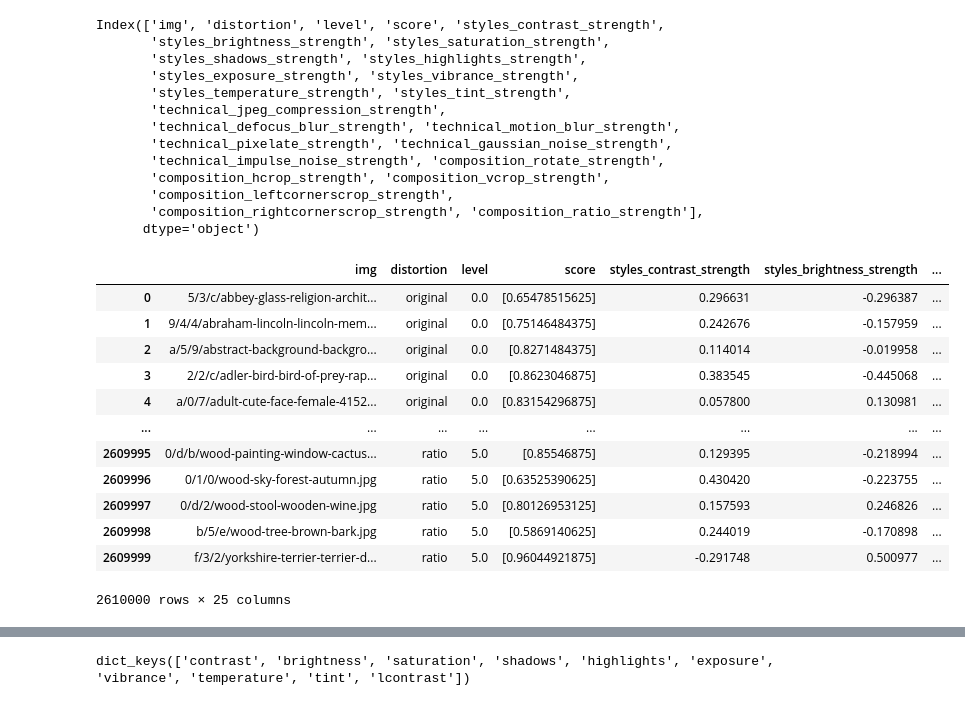
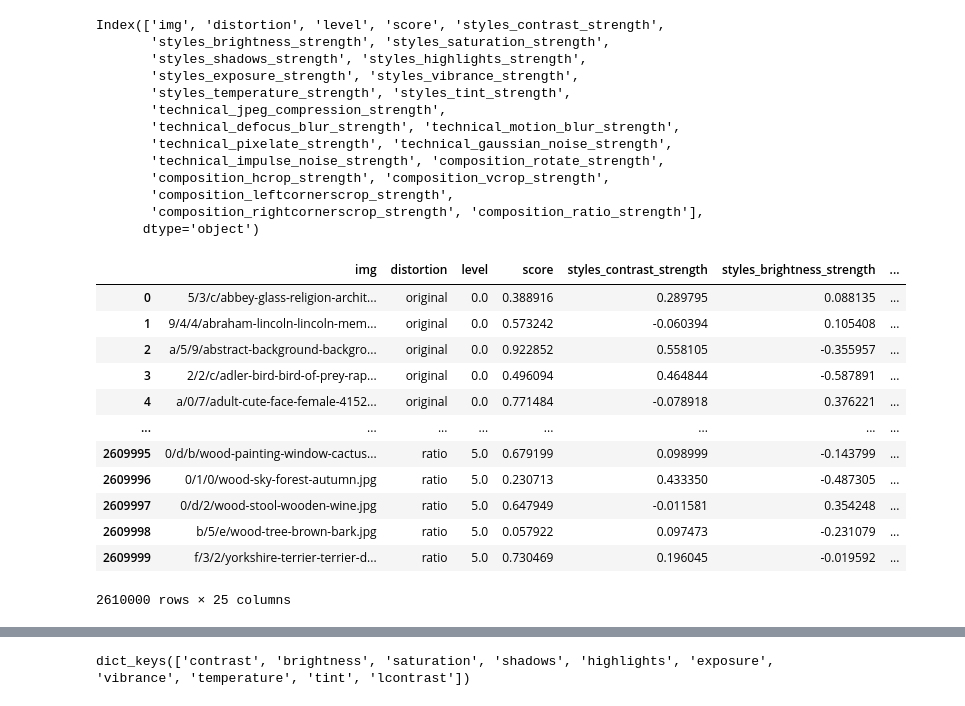
Before and after one commit to janpf/NIAA, a Jupyter notebook: analysis_code/IA_test_regress.ipynb, the cells around one changed output, grey strips where cells are left out. Cells and saved outputs as stored; diff of their text form; code cells hidden in the pictures.

Commit message:
analysis

```diff
--- a/analysis_code/IA_test_regress.ipynb
+++ b/analysis_code/IA_test_regress.ipynb
@@ -16,39 +20,40 @@ import math
 # %%
-df = pd.read_csv("../analysis/not_uploaded/IA/.scratch.ckpts.IA.pexels.scores-one.change_regress.epoch-9.pth.txt")
+df = pd.read_csv("analysis/not_uploaded/IA/.scratch.ckpts.IA.pexels.scores-one.change_regress.epoch-17.pth.txt")
 #df = pd.read_csv("../analysis/not_uploaded/IA/.scratch.ckpts.IA.pexels.scores-None.change_regress.epoch-8.pth.txt")
 
-for col in df.columns:
-    if not "score" in col:
-        continue
-
-    df[col] = df[col].apply(lambda row: row[0])
-
+#for col in df.columns:
+#    if not "score" in col:
+#        continue
+#    try:
+#        df[col] = df[col].apply(lambda row: row[0])
+#    except:
+#        pass
 print(df.columns)
 df
 # %% [output]
 Index(['img', 'distortion', 'level', 'score', 'styles_contrast_strength',
        'styles_brightness_strength', 'styles_saturation_strength',
        'styles_shadows_strength', 'styles_highlights_strength',
        'styles_exposure_strength', 'styles_vibrance_strength',
        'styles_temperature_strength', 'styles_tint_strength',
        'technical_jpeg_compression_strength',
        'technical_defocus_blur_strength', 'technical_motion_blur_strength',
        'technical_pixelate_strength', 'technical_gaussian_noise_strength',
        'technical_impulse_noise_strength', 'composition_rotate_strength',
        'composition_hcrop_strength', 'composition_vcrop_strength',
        'composition_leftcornerscrop_strength',
        'composition_rightcornerscrop_strength', 'composition_ratio_strength'],
       dtype='object')
 |  | img | distortion | level | score | styles_contrast_strength | styles_brightness_strength | ... |
-| 0 | 5/3/c/abbey-glass-religion-archit... | original | 0.0 | [0.65478515625] | 0.296631 | -0.296387 | ... |
-| 1 | 9/4/4/abraham-lincoln-lincoln-mem... | original | 0.0 | [0.75146484375] | 0.242676 | -0.157959 | ... |
-| 2 | a/5/9/abstract-background-backgro... | original | 0.0 | [0.8271484375] | 0.114014 | -0.019958 | ... |
-| 3 | 2/2/c/adler-bird-bird-of-prey-rap... | original | 0.0 | [0.8623046875] | 0.383545 | -0.445068 | ... |
-| 4 | a/0/7/adult-cute-face-female-4152... | original | 0.0 | [0.83154296875] | 0.057800 | 0.130981 | ... |
+| 0 | 5/3/c/abbey-glass-religion-archit... | original | 0.0 | 0.388916 | 0.289795 | 0.088135 | ... |
+| 1 | 9/4/4/abraham-lincoln-lincoln-mem... | original | 0.0 | 0.573242 | -0.060394 | 0.105408 | ... |
+| 2 | a/5/9/abstract-background-backgro... | original | 0.0 | 0.922852 | 0.558105 | -0.355957 | ... |
+| 3 | 2/2/c/adler-bird-bird-of-prey-rap... | original | 0.0 | 0.496094 | 0.464844 | -0.587891 | ... |
+| 4 | a/0/7/adult-cute-face-female-4152... | original | 0.0 | 0.771484 | -0.078918 | 0.376221 | ... |
 | ... | ... | ... | ... | ... | ... | ... | ... |
-| 2609995 | 0/d/b/wood-painting-window-cactus... | ratio | 5.0 | [0.85546875] | 0.129395 | -0.218994 | ... |
-| 2609996 | 0/1/0/wood-sky-forest-autumn.jpg | ratio | 5.0 | [0.63525390625] | 0.430420 | -0.223755 | ... |
-| 2609997 | 0/d/2/wood-stool-wooden-wine.jpg | ratio | 5.0 | [0.80126953125] | 0.157593 | 0.246826 | ... |
-| 2609998 | b/5/e/wood-tree-brown-bark.jpg | ratio | 5.0 | [0.5869140625] | 0.244019 | -0.170898 | ... |
-| 2609999 | f/3/2/yorkshire-terrier-terrier-d... | ratio | 5.0 | [0.96044921875] | -0.291748 | 0.500977 | ... |
+| 2609995 | 0/d/b/wood-painting-window-cactus... | ratio | 5.0 | 0.679199 | 0.098999 | -0.143799 | ... |
+| 2609996 | 0/1/0/wood-sky-forest-autumn.jpg | ratio | 5.0 | 0.230713 | 0.433350 | -0.487305 | ... |
+| 2609997 | 0/d/2/wood-stool-wooden-wine.jpg | ratio | 5.0 | 0.647949 | -0.011581 | 0.354248 | ... |
+| 2609998 | b/5/e/wood-tree-brown-bark.jpg | ratio | 5.0 | 0.057922 | 0.097473 | -0.231079 | ... |
+| 2609999 | f/3/2/yorkshire-terrier-terrier-d... | ratio | 5.0 | 0.730469 | 0.196045 | -0.019592 | ... |
 2610000 rows × 25 columns
```
Also changed, not shown: parts of 8 cells of this notebook, 7 other files.
